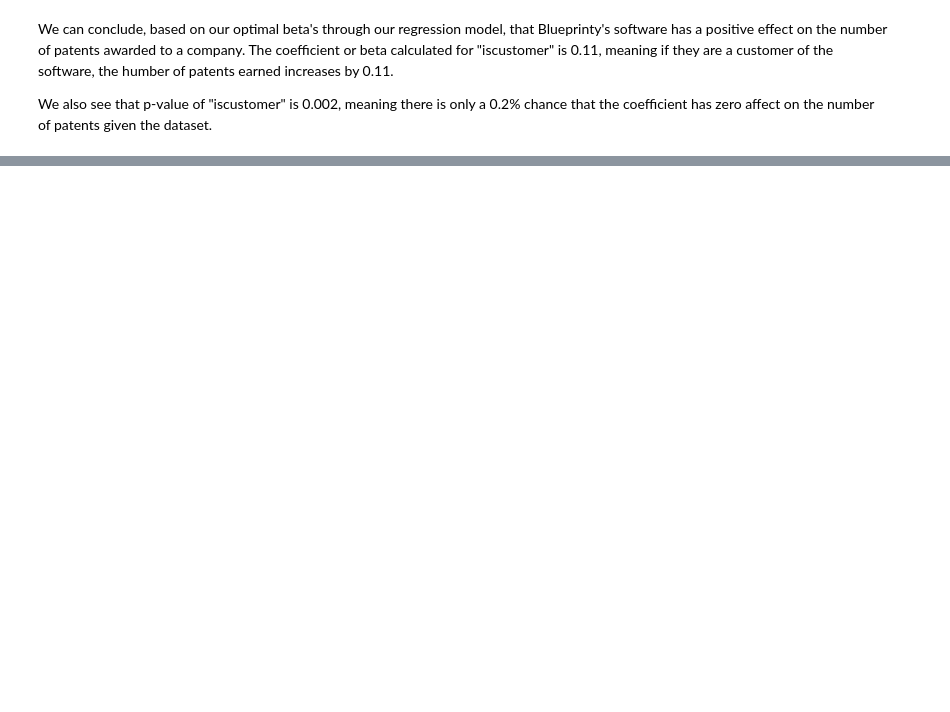
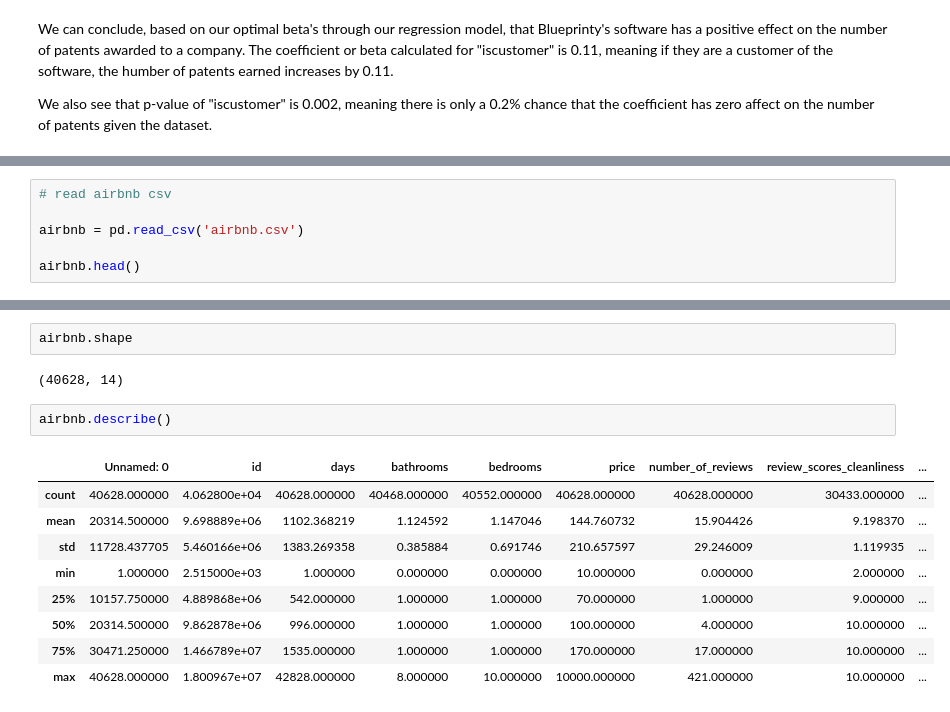
Before and after one commit to rsm-nshuckerow/Nick_Shuckerow, a Jupyter notebook: projects/HW2/HW2.ipynb, the cells around one changed output, grey strips where cells are left out. Saved outputs shown, nothing was run; the diff lists cells and outputs as text; blank space fills up the shorter version.

```diff
--- a/projects/HW2/HW2.ipynb
+++ b/projects/HW2/HW2.ipynb
@@ -430,0 +468,6 @@ We also see that p-value of "iscustomer" is 0.002, meaning there is only a 0.2%
+# %%
+# read airbnb csv
+
+airbnb = pd.read_csv('airbnb.csv')
+
+airbnb.head()
@@ -430,0 +501,16 @@ We also see that p-value of "iscustomer" is 0.002, meaning there is only a 0.2%
+# %%
+airbnb.shape
+# %% [output]
+(40628, 14)
+# %%
+airbnb.describe()
+# %% [output]
+|  | Unnamed: 0 | id | days | bathrooms | bedrooms | price | number_of_reviews | review_scores_cleanliness | ... |
+| count | 40628.000000 | 4.062800e+04 | 40628.000000 | 40468.000000 | 40552.000000 | 40628.000000 | 40628.000000 | 30433.000000 | ... |
+| mean | 20314.500000 | 9.698889e+06 | 1102.368219 | 1.124592 | 1.147046 | 144.760732 | 15.904426 | 9.198370 | ... |
+| std | 11728.437705 | 5.460166e+06 | 1383.269358 | 0.385884 | 0.691746 | 210.657597 | 29.246009 | 1.119935 | ... |
+| min | 1.000000 | 2.515000e+03 | 1.000000 | 0.000000 | 0.000000 | 10.000000 | 0.000000 | 2.000000 | ... |
+| 25% | 10157.750000 | 4.889868e+06 | 542.000000 | 1.000000 | 1.000000 | 70.000000 | 1.000000 | 9.000000 | ... |
+| 50% | 20314.500000 | 9.862878e+06 | 996.000000 | 1.000000 | 1.000000 | 100.000000 | 4.000000 | 10.000000 | ... |
+| 75% | 30471.250000 | 1.466789e+07 | 1535.000000 | 1.000000 | 1.000000 | 170.000000 | 17.000000 | 10.000000 | ... |
+| max | 40628.000000 | 1.800967e+07 | 42828.000000 | 8.000000 | 10.000000 | 10000.000000 | 421.000000 | 10.000000 | ... |
```
Also changed, not shown: parts of 34 cells of this notebook, 2 other files.
